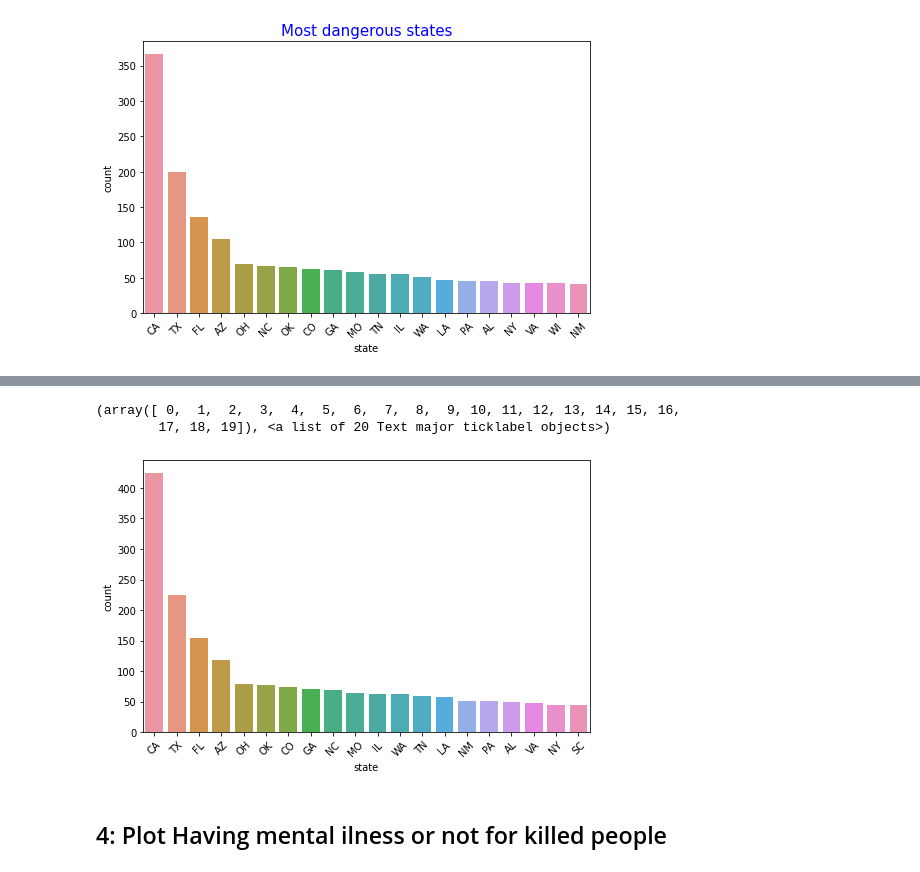
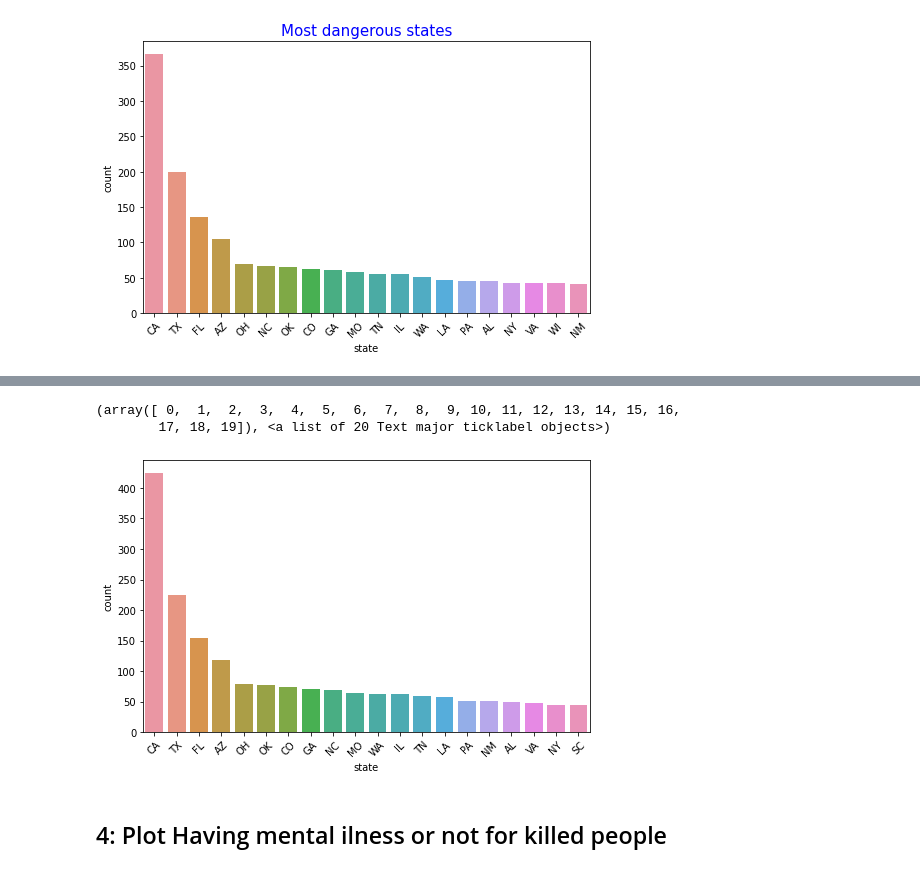
Before and after one commit to mehmetsar/DA_assignments, a Jupyter notebook: Assignment_2_student_ipynb_adlı_not_defterinin_kopyası.ipynb, the cells around one changed output, grey strips where cells are left out. Cells and saved outputs as stored; diff of their text form; code cells hidden in the pictures.

```diff
--- a/Assignment_2_student_ipynb_adlı_not_defterinin_kopyası.ipynb
+++ b/Assignment_2_student_ipynb_adlı_not_defterinin_kopyası.ipynb
@@ -151,2 +161,0 @@ ValueError: ignored
-# %%
-df["city"]=df["city"].astype("str")
@@ -201,5 +223,6 @@ NM     41
 Name: state, dtype: int64
 # %%
 dstates = df.state.value_counts().head(20)
-dstates
+dstates2 = dstates.index.to_list() # yine count plotta kullanmak için liste yaptım
+dstates2
 # %% [output]
@@ -262,12 +265,12 @@ dstates
 # %%
 plt.figure(figsize=(8,5))
 
-sns.countplot(x= df[df["state"].isin(dstates)]["state"], data = df, order =df[df["state"].isin(dstates)]["state"].value_counts().index )
+sns.countplot(x= df[df["state"].isin(dstates2)]["state"], data = df, order =df[df["state"].isin(dstates2)]["state"].value_counts().index )
 plt.xticks(rotation=45)
 # %% [output]
 (array([ 0,  1,  2,  3,  4,  5,  6,  7,  8,  9, 10, 11, 12, 13, 14, 15, 16,
         17, 18, 19]), <a list of 20 Text major ticklabel objects>)
-[figure, old version]
+[figure, new version]
 # %% [markdown]
 ## 4: Plot Having mental ilness or not for killed people
 # %%
```
Also changed, not shown: parts of 11 cells of this notebook.
